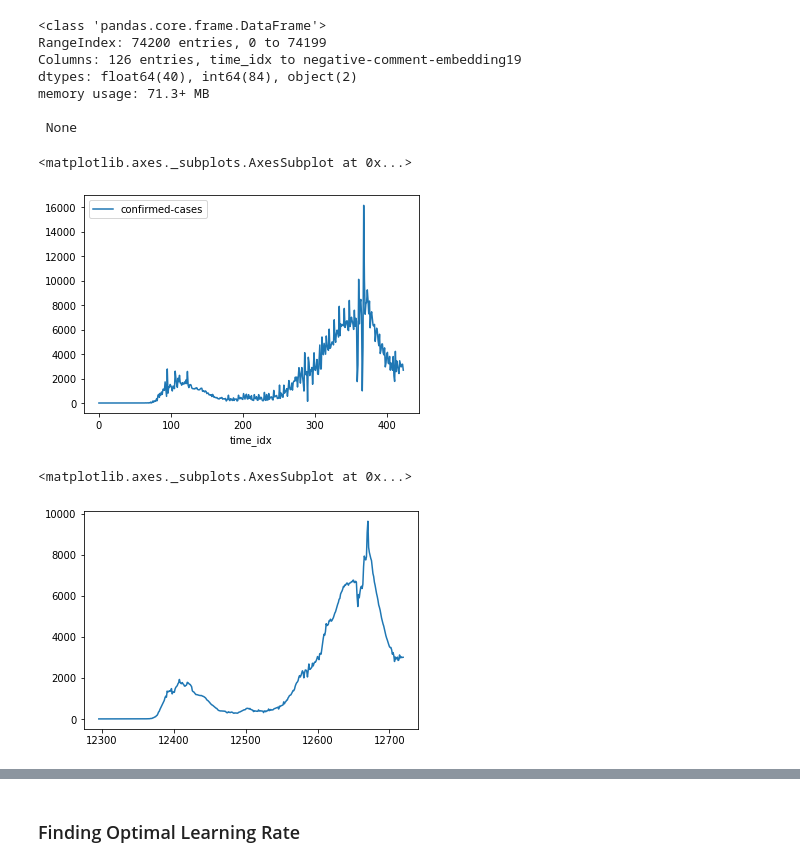
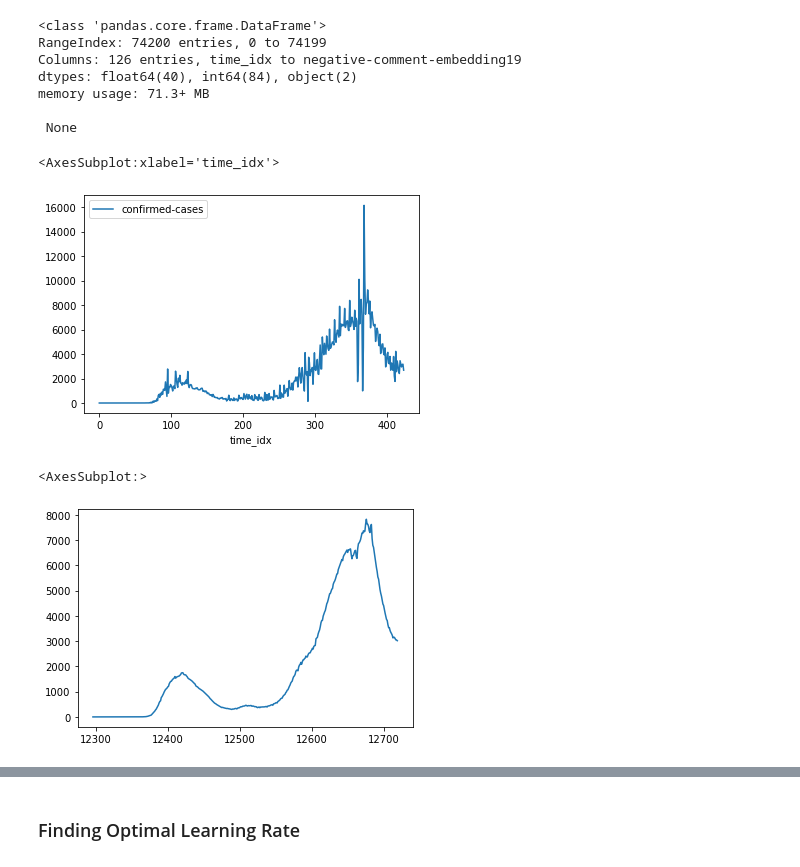
Before and after one commit to arashms/DL-project, a Jupyter notebook: TFT-category.ipynb, the cells around one changed output, grey strips where cells are left out. Saved outputs shown, nothing was run; the diff lists cells and outputs as text; code cells hidden in the pictures.

```diff
--- a/TFT-category.ipynb
+++ b/TFT-category.ipynb
@@ -3,10 +29,10 @@
 # %%
-DATA_DIR = "/content/gdrive/MyDrive/DL-proj/"
-DATA_FILE = "data.xlsx"
+# DATA_DIR = "/content/gdrive/MyDrive/DL-proj/"
+DATA_FILE = "../data.xlsx"
 RANDOM_SEED = 754
 
-MAX_PREDICTION_LENGTH = 15
-MAX_ENCODER_LENGTH = 60
-MIN_ENCODER_LENGTH = MAX_ENCODER_LENGTH // 2
+MAX_PREDICTION_LENGTH = 25
+MAX_ENCODER_LENGTH = 35
+MIN_ENCODER_LENGTH = MAX_ENCODER_LENGTH #// 2
 
 BATCH_SIZE = 128
@@ -67,12 +104,12 @@ memory usage: 71.3+ MB
 # %%
 data[data.country=='Canada'].plot(x='time_idx', y='confirmed-cases')
 # %% [output]
-<matplotlib.axes._subplots.AxesSubplot at 0x...>
+<AxesSubplot:xlabel='time_idx'>
-[figure, old version]
+[figure, new version]
 # %%
-data[data.country=='Canada']['confirmed-cases'].rolling(7).mean().fillna(0).round().astype('int').plot()
+data[data.country=='Canada']['confirmed-cases'].rolling(20).mean().fillna(0).round().astype('int').plot()
 # %% [output]
-<matplotlib.axes._subplots.AxesSubplot at 0x...>
+<AxesSubplot:>
-[figure, old version]
+[figure, new version]
 # %%
 for country in data.country.unique():
```
Also changed, not shown: parts of 26 cells of this notebook.
